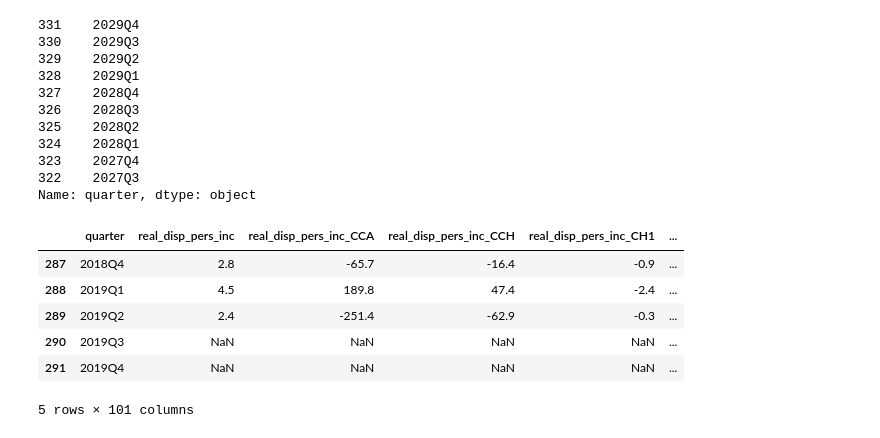
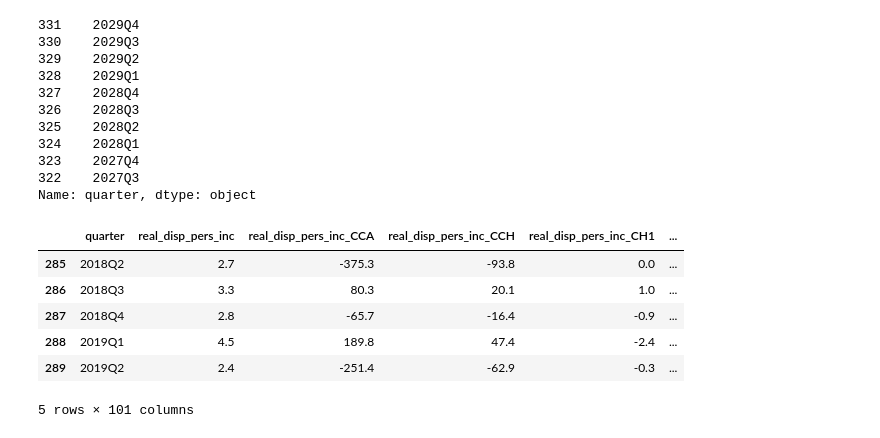
Before and after one commit to lorijta92/machine-learning-predicting-recessions, a Jupyter notebook: notebooks/FRED_data.ipynb, the cells around one changed output. Drawn from its saved outputs; the diff is of its cells as text; code cells hidden in the pictures.

```diff
--- a/notebooks/FRED_data.ipynb
+++ b/notebooks/FRED_data.ipynb
@@ -219,15 +219,18 @@ Name: quarter, dtype: object
 # %%
 df_rename['year'] = df_rename['quarter'].apply(lambda x: x[:4])
 
 df_rename.head()
 
-df_subset = df_rename[df_rename['year'].astype(int) < 2020]
+df_subset = df_rename[
+    (df_rename['year'].astype(int) < 2020) &
+    (df_rename['quarter'] != '2019Q3') &
+    (df_rename['quarter'] != '2019Q4')]
 df_subset.tail()
 # %% [output]
 |  | quarter | real_disp_pers_inc | real_disp_pers_inc_CCA | real_disp_pers_inc_CCH | real_disp_pers_inc_CH1 | ... |
+| 285 | 2018Q2 | 2.7 | -375.3 | -93.8 | 0.0 | ... |
+| 286 | 2018Q3 | 3.3 | 80.3 | 20.1 | 1.0 | ... |
 | 287 | 2018Q4 | 2.8 | -65.7 | -16.4 | -0.9 | ... |
 | 288 | 2019Q1 | 4.5 | 189.8 | 47.4 | -2.4 | ... |
 | 289 | 2019Q2 | 2.4 | -251.4 | -62.9 | -0.3 | ... |
-| 290 | 2019Q3 | NaN | NaN | NaN | NaN | ... |
-| 291 | 2019Q4 | NaN | NaN | NaN | NaN | ... |
 5 rows × 101 columns
```
Also changed, not shown: parts of 4 cells of this notebook, 1 other file.
